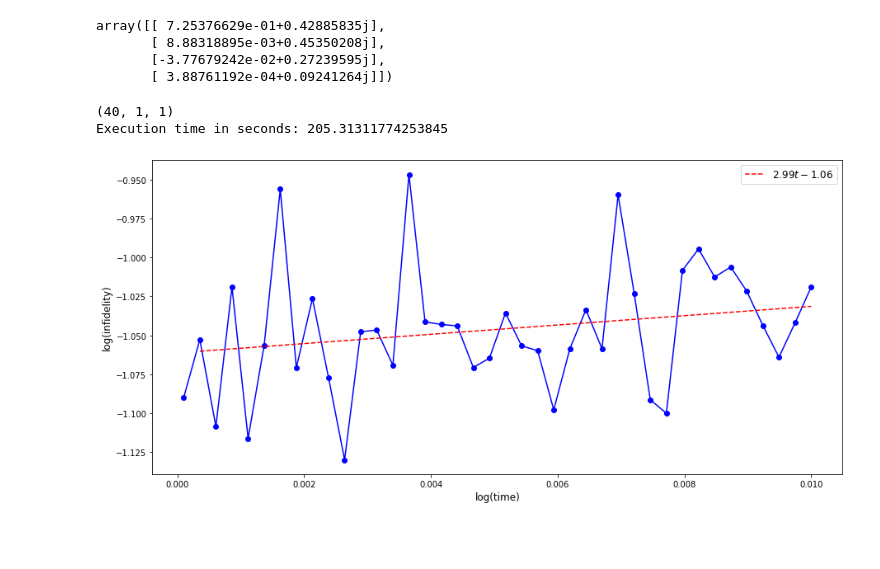
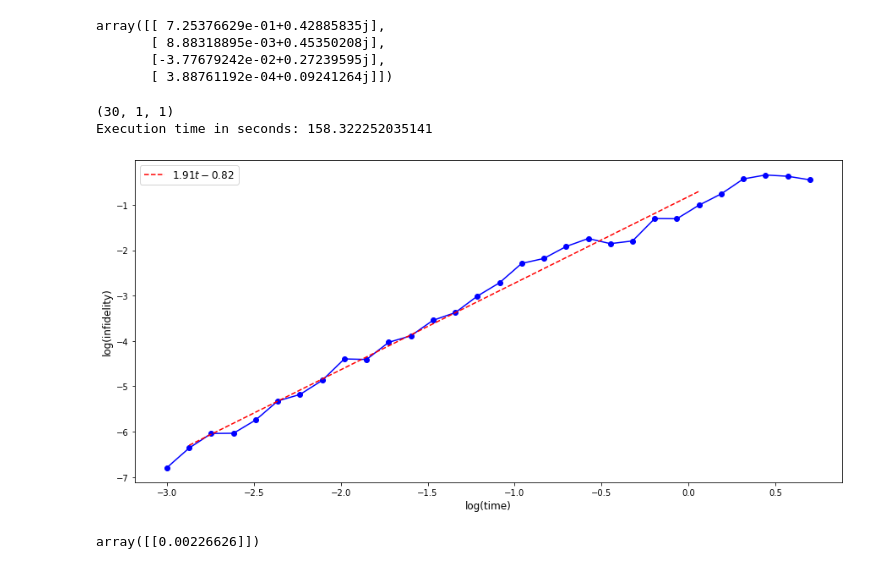
Before and after one commit to mattp97/Trotter-Qdrift-Simulation, a Jupyter notebook: Hybridized Simulation Jellium.ipynb, the cells around one changed output. Cells and saved outputs as stored; diff of their text form; code cells hidden in the pictures; blank space fills up the shorter version.

```diff
--- a/Hybridized Simulation Jellium.ipynb
+++ b/Hybridized Simulation Jellium.ipynb
@@ -141,7 +158,7 @@ startTime = time.time()
 tStart = 0.0001
 tFinal = 0.01
 tSteps = 100
-times = np.linspace(tStart, tFinal, tSteps)
+times = np.geomspace(tStart, tFinal, tSteps) #logspace with endpoints specified
 
 trot_compiler_inf = []
 for t in times:
@@ -152,6 +169,6 @@ log_times = np.log10(times)
 print(log_trot_compiler_inf.shape)
 
 #data = log_trot_compiler_inf[:, 0, 0]
-data = log_trot_compiler_inf
+#data = log_trot_compiler_inf
 executionTime = (time.time() - startTime)
 print('Execution time in seconds: ' + str(executionTime))
@@ -191,7 +221,7 @@ startTime = time.time()
 tStart = 0.0001
 tFinal = 0.05
 tSteps = 100
-times = np.linspace(tStart, tFinal, tSteps) #using logspace seems to break the scaling in the figure?
+times = np.geomspace(tStart, tFinal, tSteps) #using logspace seems to break the scaling in the figure?
 
 qd_compiler_inf = []
 for t in times:
@@ -244,10 +280,10 @@ array([[ 7.25376629e-01+0.42885835j],
 # %%
 startTime = time.time()
 
-tStart = 0.0001
-tFinal = 0.01
-tSteps = 40
-times = np.logspace(tStart, tFinal, tSteps)
+tStart = 0.001
+tFinal = 5
+tSteps = 30
+times = np.geomspace(tStart, tFinal, tSteps)
 
 comp_compiler_inf = []
 for t in times:
@@ -260,29 +296,42 @@ print(log_comp_compiler_inf.shape)
 executionTime = (time.time() - startTime)
 print('Execution time in seconds: ' + str(executionTime))
 # %% [output]
-(40, 1, 1)
-Execution time in seconds: 205.31311774253845
+(30, 1, 1)
+Execution time in seconds: 158.322252035141
 # %%
 data1 = log_comp_compiler_inf[:, 0, 0]
 plt.figure(figsize = (15, 7))
 plt.plot(log_times, data1, 'bo-')
 plt.xlabel('log(time)', size = 12)
 plt.ylabel('log(infidelity)', size = 12)
 
-fit_points = 1 #declare the starting point to fit in the data
+start_fit_points= 1 #declare the starting point to fit in the data
+end_fit_points = -6
 
-p = np.polyfit(log_times[fit_points: -1], data1[fit_points: -1], 1)
+p = np.polyfit(log_times[start_fit_points: end_fit_points], data1[start_fit_points: end_fit_points], 1)
 f = np.poly1d(p)
 
-t_new = np.linspace(log_times[fit_points], log_times[-1], 50)
+t_new = np.linspace(log_times[fit_points], log_times[end_fit_points], 50)
 y_new = f(t_new)
 
 data1 = symbols("t")
 poly = sum(S("{:6.2f}".format(v))*data1**i for i, v in enumerate(p[::-1]))
 eq_latex = printing.latex(poly)
 
+#plt.ylim(-1.1, -0.8)
+#plt.locator_params('x', nbins=20)
 plt.plot(t_new, y_new, 'r--', label="${}$".format(eq_latex))
 plt.legend(fontsize="large")
 plt.show()
 # %% [output]
-[figure, old version]
+[figure, new version]
+# %%
+#Testing for single times, potentially test convergence of mc_samples below
+t = 0.1
+samples = 10
+iterations = 20
+mcsamples = 100
+do_outer_loop = True
+CompSim.sample_channel_inf(t, samples, iterations, mcsamples, do_outer_loop)
+# %% [output]
+array([[0.00226626]])
```
Also changed, not shown: parts of 13 cells of this notebook.
